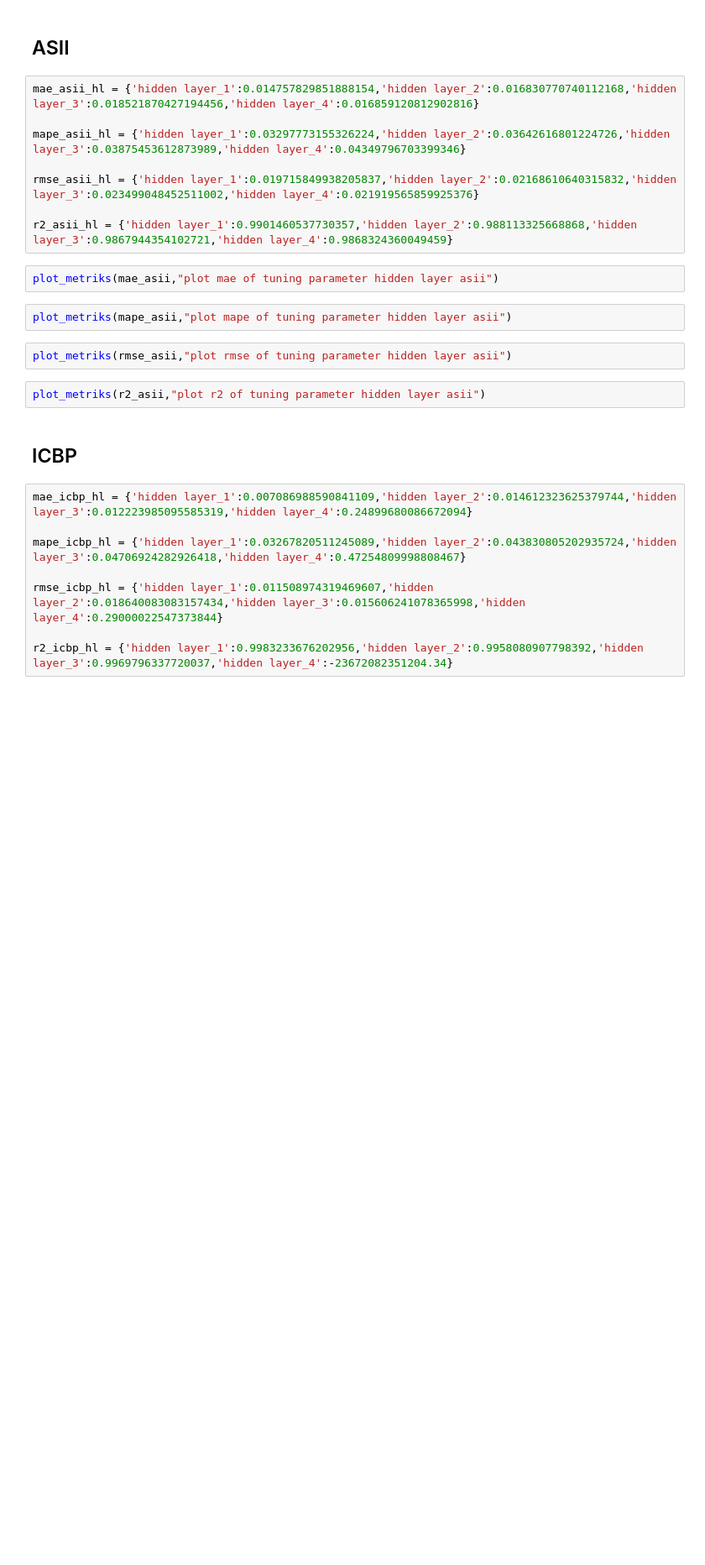
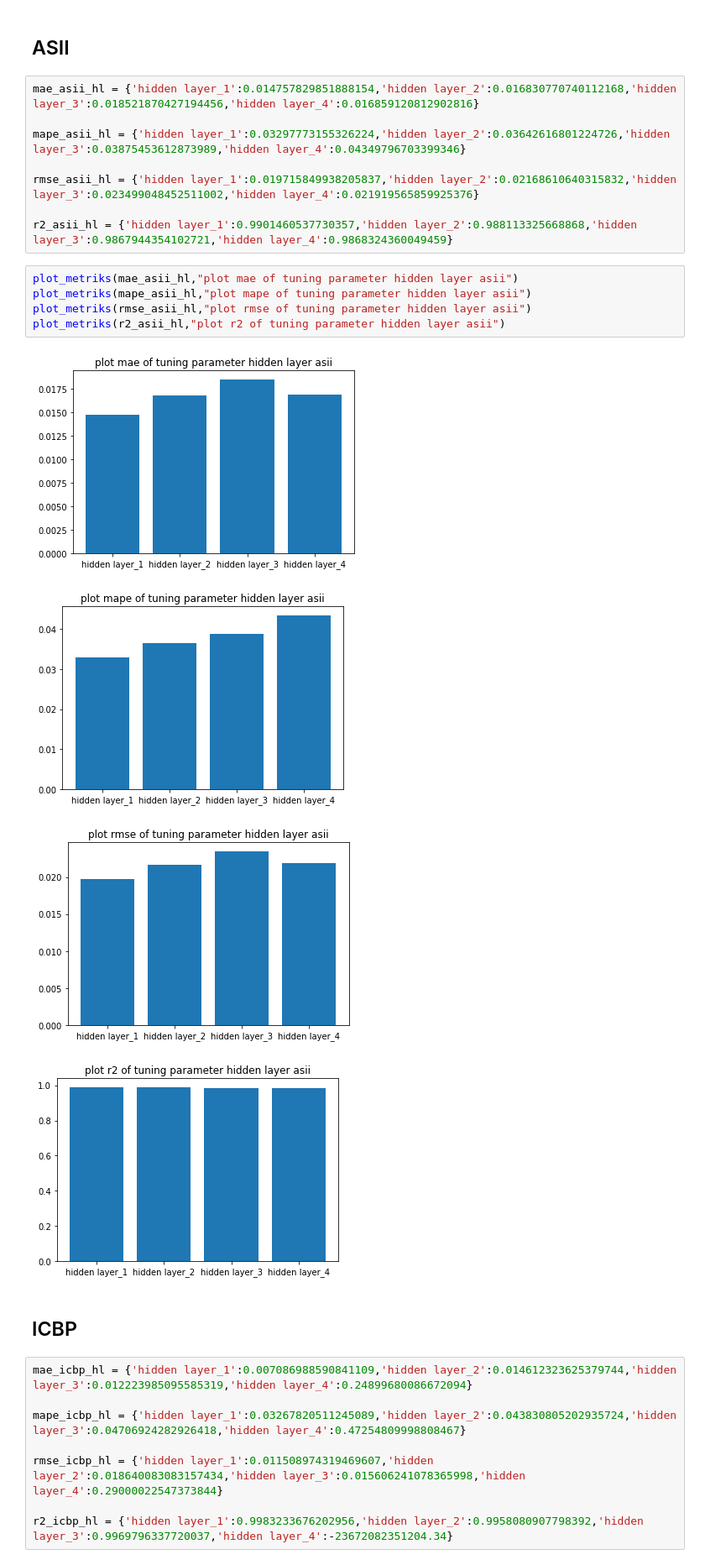
Before and after one commit to Limeless04/Stock-Price-modeling-with-LSTM, a Jupyter notebook: lstm_plot.ipynb, the cells around one changed output. Shown at 84% size. Cells and saved outputs as stored; diff of their text form; blank space fills up the shorter version.

```diff
--- a/lstm_plot.ipynb
+++ b/lstm_plot.ipynb
@@ -122,14 +146,16 @@ mape_asii_hl = {'hidden layer_1':0.03297773155326224,'hidden layer_2':0.03642616
 rmse_asii_hl = {'hidden layer_1':0.019715849938205837,'hidden layer_2':0.02168610640315832,'hidden layer_3':0.023499048452511002,'hidden layer_4':0.021919565859925376}
 
 r2_asii_hl = {'hidden layer_1':0.9901460537730357,'hidden layer_2':0.988113325668868,'hidden layer_3':0.9867944354102721,'hidden layer_4':0.9868324360049459}
-# %%
-plot_metriks(mae_asii,"plot mae of tuning parameter hidden layer asii")
-# %%
-plot_metriks(mape_asii,"plot mape of tuning parameter hidden layer asii")
-# %%
-plot_metriks(rmse_asii,"plot rmse of tuning parameter hidden layer asii")
-# %%
-plot_metriks(r2_asii,"plot r2 of tuning parameter hidden layer asii")
+# %%
+plot_metriks(mae_asii_hl,"plot mae of tuning parameter hidden layer asii")
+plot_metriks(mape_asii_hl,"plot mape of tuning parameter hidden layer asii")
+plot_metriks(rmse_asii_hl,"plot rmse of tuning parameter hidden layer asii")
+plot_metriks(r2_asii_hl,"plot r2 of tuning parameter hidden layer asii")
+# %% [output]
+[figure, added]
+[figure, added]
+[figure, added]
+[figure, added]
 # %% [markdown]
 ## ICBP
 # %%
```
Also changed, not shown: parts of 61 cells of this notebook, 1 other file.
